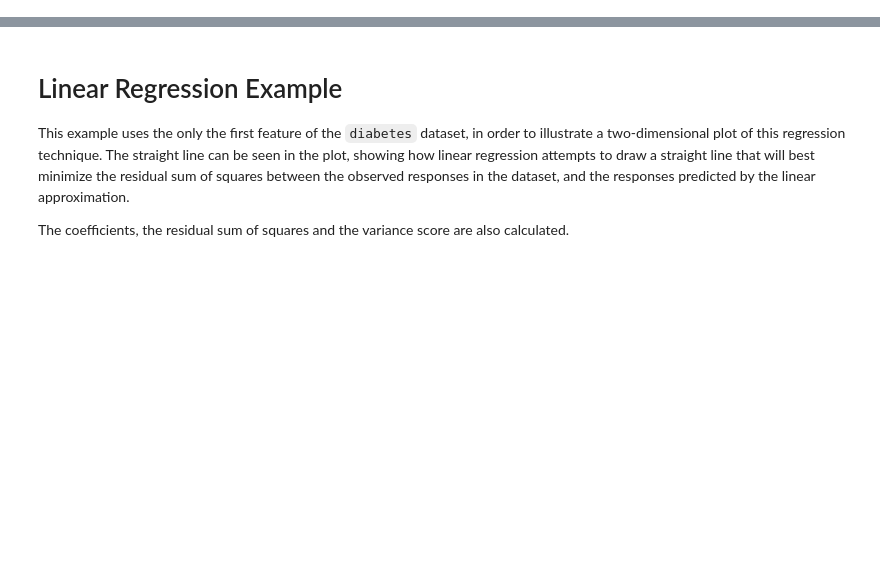
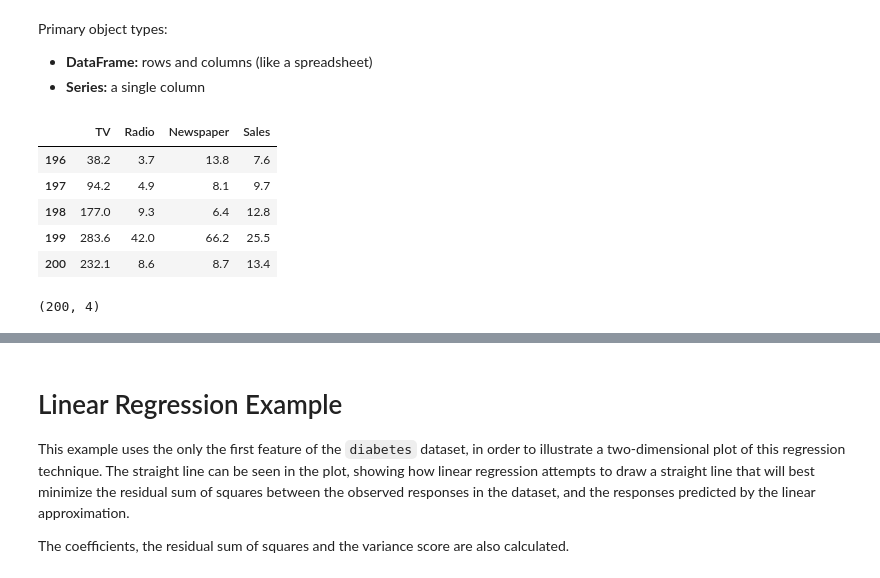
Before and after one commit to ckraju/scikit-learn-videos, a Jupyter notebook: 06_linear_regression.ipynb, the cells around one changed output, grey strips where cells are left out. Saved outputs shown, nothing was run; the diff lists cells and outputs as text; code cells hidden in the pictures; blank space fills up the shorter version.

```diff
--- a/06_linear_regression.ipynb
+++ b/06_linear_regression.ipynb
@@ -0,0 +44,20 @@
+# %% [markdown]
+Primary object types:
+
+- **DataFrame:** rows and columns (like a spreadsheet)
+- **Series:** a single column
+# %%
+# display the last 5 rows
+data.tail()
+# %% [output]
+|  | TV | Radio | Newspaper | Sales |
+| 196 | 38.2 | 3.7 | 13.8 | 7.6 |
+| 197 | 94.2 | 4.9 | 8.1 | 9.7 |
+| 198 | 177.0 | 9.3 | 6.4 | 12.8 |
+| 199 | 283.6 | 42.0 | 66.2 | 25.5 |
+| 200 | 232.1 | 8.6 | 8.7 | 13.4 |
+# %%
+# check the shape of the DataFrame (rows, columns)
+data.shape
+# %% [output]
+(200, 4)
```
Also changed, not shown: parts of 46 cells of this notebook.
